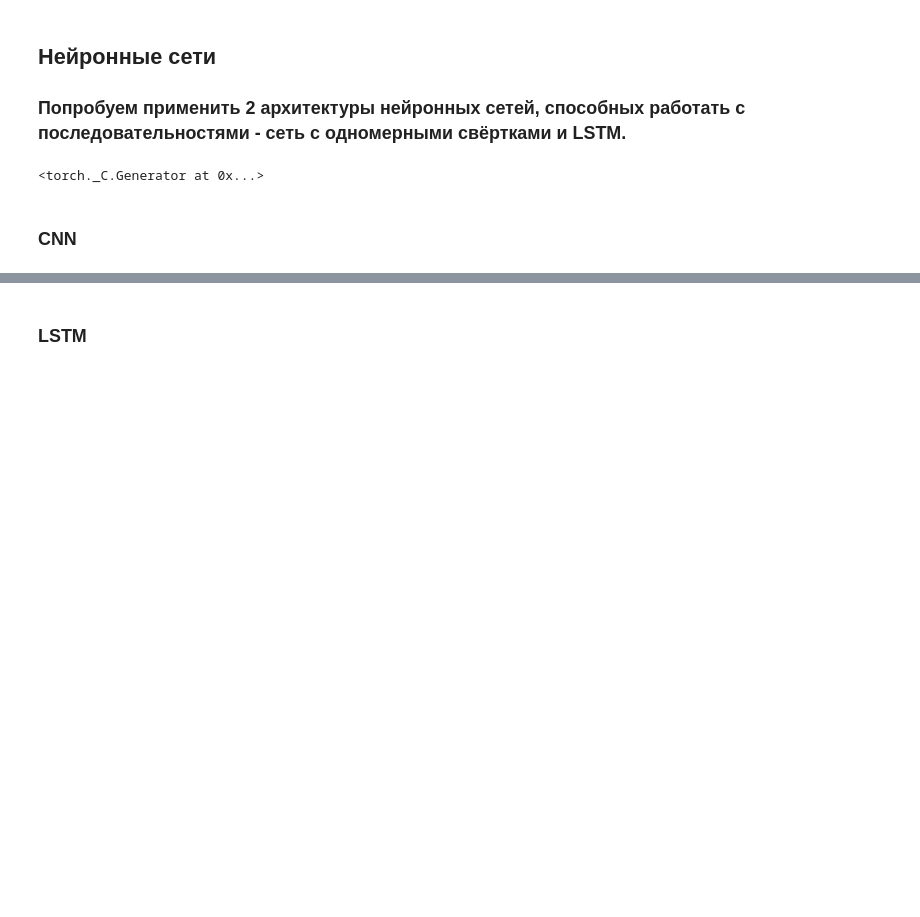
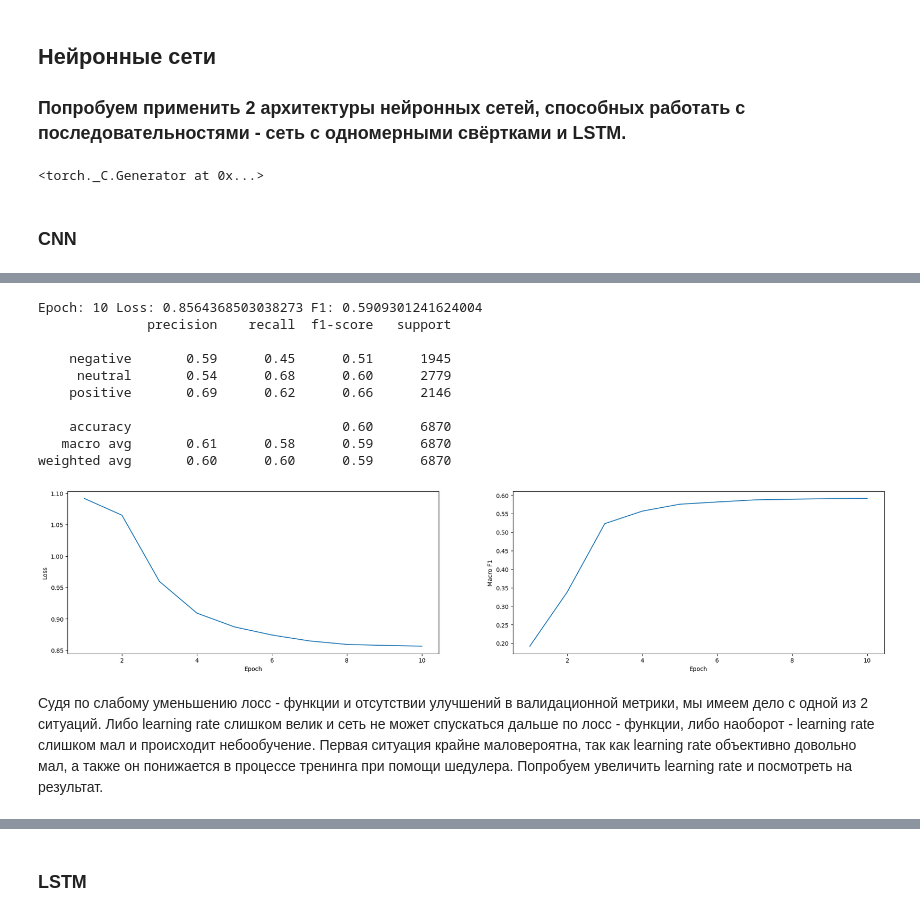
Before and after one commit to AlexSidDev/NLP_HW1, a Jupyter notebook: HW1.ipynb, the cells around one changed output, grey strips where cells are left out. Saved outputs shown, nothing was run; the diff lists cells and outputs as text; code cells hidden in the pictures; blank space fills up the shorter version.

```diff
--- a/HW1.ipynb
+++ b/HW1.ipynb
@@ -550,7 +611,7 @@ val_dataloader = DataLoader(val_dataset, batch_size=32, shuffle=False, collate_f
 device = 'cuda' if torch.cuda.is_available() else 'cpu'
 epochs = 10
 num_steps = len(train_dataloader) * epochs
-lr = 2e-3
+lr = 2e-5
 weight_decay = 0.05
 min_lr = 1e-7
 # %% [markdown]
@@ -567,0 +648,9 @@ NameError: name 'test_y' is not defined
+# %%
+model = MyLSTM(300, 96, 3).to(device)
+
+optim = AdamW(model.parameters(), lr=lr, weight_decay=weight_decay)
+
+scheduler = CosineAnnealingLR(optim, num_steps, min_lr)
+
+train(model, epochs, optim, 'lstm', train_dataloader, val_dataloader, class_names, scheduler, device)
+# %% [output]
@@ -567,0 +666,13 @@ NameError: name 'test_y' is not defined
+Epoch: 10 Loss: 0.8564368503038273 F1: 0.5909301241624004
+              precision    recall  f1-score   support
+
+    negative       0.59      0.45      0.51      1945
+     neutral       0.54      0.68      0.60      2779
+    positive       0.69      0.62      0.66      2146
+
+    accuracy                           0.60      6870
+   macro avg       0.61      0.58      0.59      6870
+weighted avg       0.60      0.60      0.59      6870
+[figure, added]
+# %% [markdown]
+Судя по слабому уменьшению лосс - функции и отсутствии улучшений в валидационной метрики, мы имеем дело с одной из 2 ситуаций. Либо learning rate слишком велик и сеть не может спускаться дальше по лосс - функции, либо наоборот - learning rate слишком мал и происходит небообучение. Первая ситуация крайне маловероятна, так как learning rate объективно довольно мал, а также он понижается в процессе тренинга при помощи шедулера. Попробуем увеличить learning rate и посмотреть на результат.
```
Also changed, not shown: parts of 29 cells of this notebook, 3 other files.
